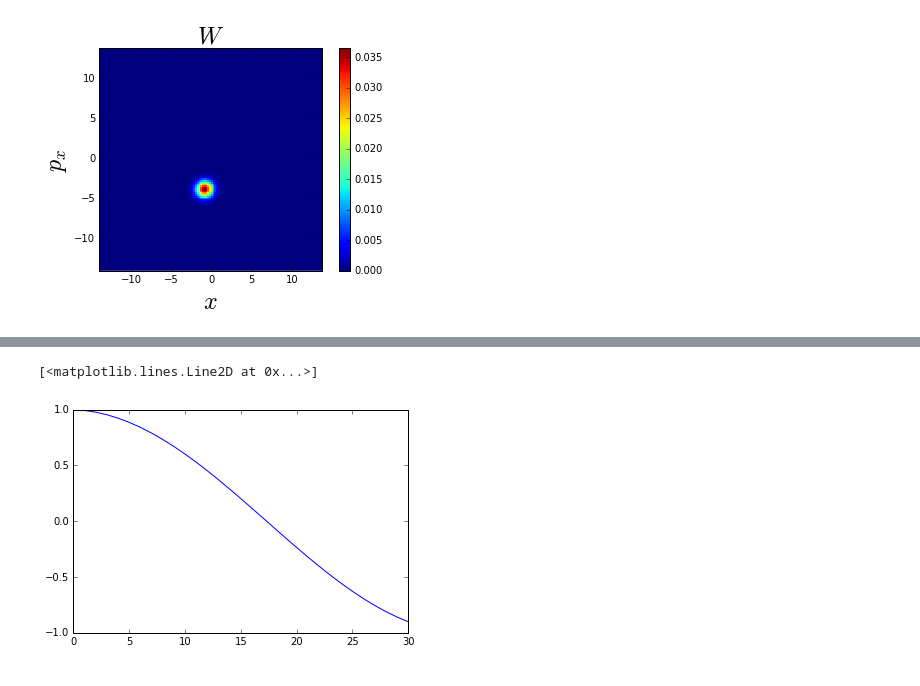
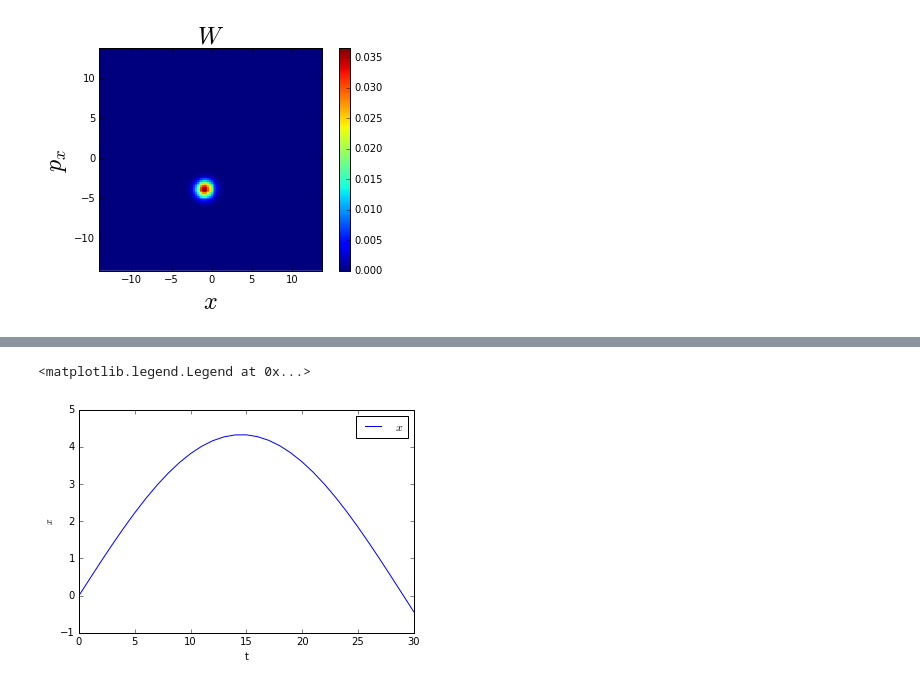
Before and after one commit to cabrer7/PyWignerCUDA2, a Jupyter notebook: instances/Wigner4D/HOscillator.ipynb, the cells around one changed output, grey strips where cells are left out. Drawn from its saved outputs; the diff is of its cells as text; code cells hidden in the pictures.

```diff
--- a/instances/Wigner4D/HOscillator.ipynb
+++ b/instances/Wigner4D/HOscillator.ipynb
@@ -235,5 +224,8 @@ plt.plot( instance.average_y  )
-# %%
-plt.plot( instance.average_p_y )
-# %% [output]
-[<matplotlib.lines.Line2D at 0x...>]
-[figure, removed]
+# %%
+plt.plot( instance.average_x  , label="$x$")
+plt.ylabel("$x$")
+plt.xlabel("t")
+plt.legend()
+# %% [output]
+<matplotlib.legend.Legend at 0x...>
+[figure, added]
```
Also changed, not shown: parts of 10 cells of this notebook.
